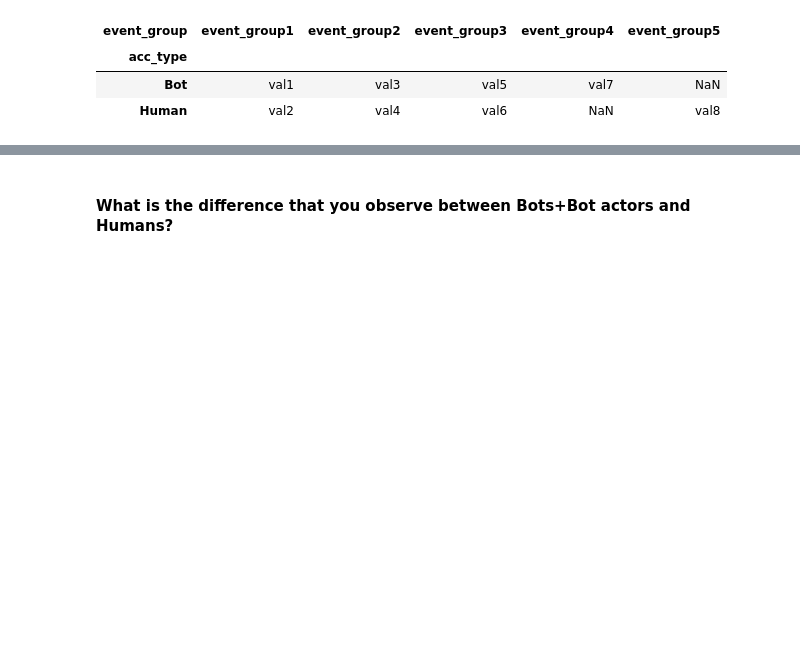
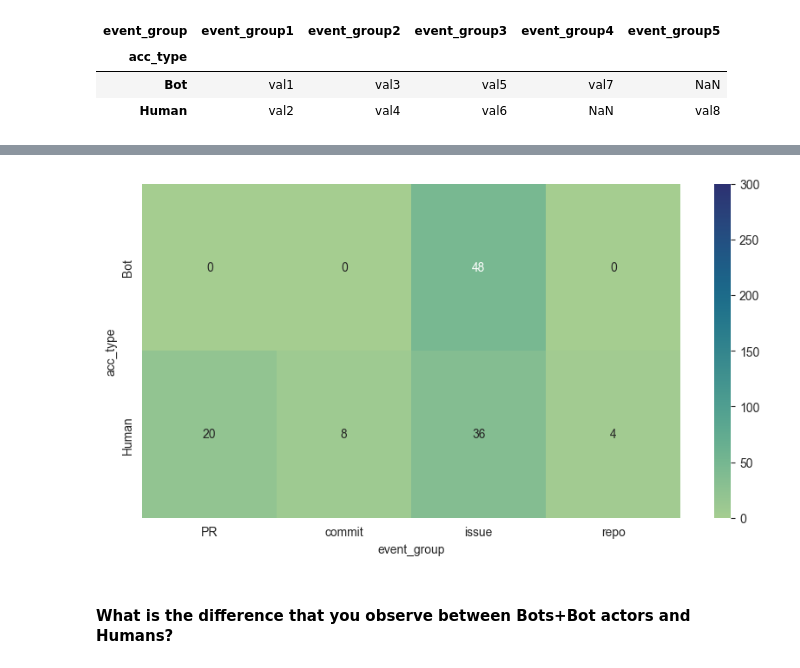
Before and after one commit to Grolash/Software_Evolution_TP_bots, a Jupyter notebook: TP_bots_template.ipynb, the cells around one changed output, grey strips where cells are left out. Saved outputs shown, nothing was run; the diff lists cells and outputs as text; code cells hidden in the pictures; blank space fills up the shorter version.

Commit message:
Events grouptype plots

```diff
--- a/TP_bots_template.ipynb
+++ b/TP_bots_template.ipynb
@@ -510,4 +510,10 @@ df_medians
 | 6 | event_group4 | val7 | Bot_app |
 | 7 | event_group5 | val8 | Human |
 # %%
-# YOUR CODE BELOW
+medians = []
+for event_group in ['issue', 'PR', 'commit', 'repo']:
+    for acc_type in ['Bot', 'Human']:
+        median = df_groupby[df_groupby['acc_type'] == acc_type][event_group].median()
+        medians.append({'event_group': event_group, 'median': median, 'acc_type': acc_type})
+df_medians = pd.DataFrame.from_dict(medians)
+df_medians
@@ -551,4 +567,10 @@ df_medians.pivot(index='acc_type', columns='event_group', values='median')#.rese
 | Bot | val1 | val3 | val5 | val7 | NaN |
 | Human | val2 | val4 | val6 | NaN | val8 |
 # %%
-# YOUR CODE BELOW
+medians = []
+for event_group in ['issue', 'PR', 'commit', 'repo']:
+    for acc_type in ['Bot', 'Human']:
+        median = df_groupby[df_groupby['acc_type'] == acc_type][event_group].median()
+        medians.append({'event_group': event_group, 'median': median, 'acc_type': acc_type})
+df_medians = pd.DataFrame.from_dict(medians)
+df_medians
@@ -555,4 +587,9 @@ df_medians.pivot(index='acc_type', columns='event_group', values='median')#.rese
 # %%
-# YOUR CODE BELOW
+df_medians_pivot = df_medians.pivot(index='acc_type', columns='event_group', values='median')
+plt.figure(figsize=(10, 5))
+sns.heatmap(df_medians_pivot, annot=True, vmin=0, vmax=300, cmap="crest")
+plt.show()
+# %% [output]
+[figure, added]
 # %% [markdown]
 #### What is the difference that you observe between Bots+Bot actors and Humans?
```
Also changed, not shown: parts of 9 cells of this notebook.
